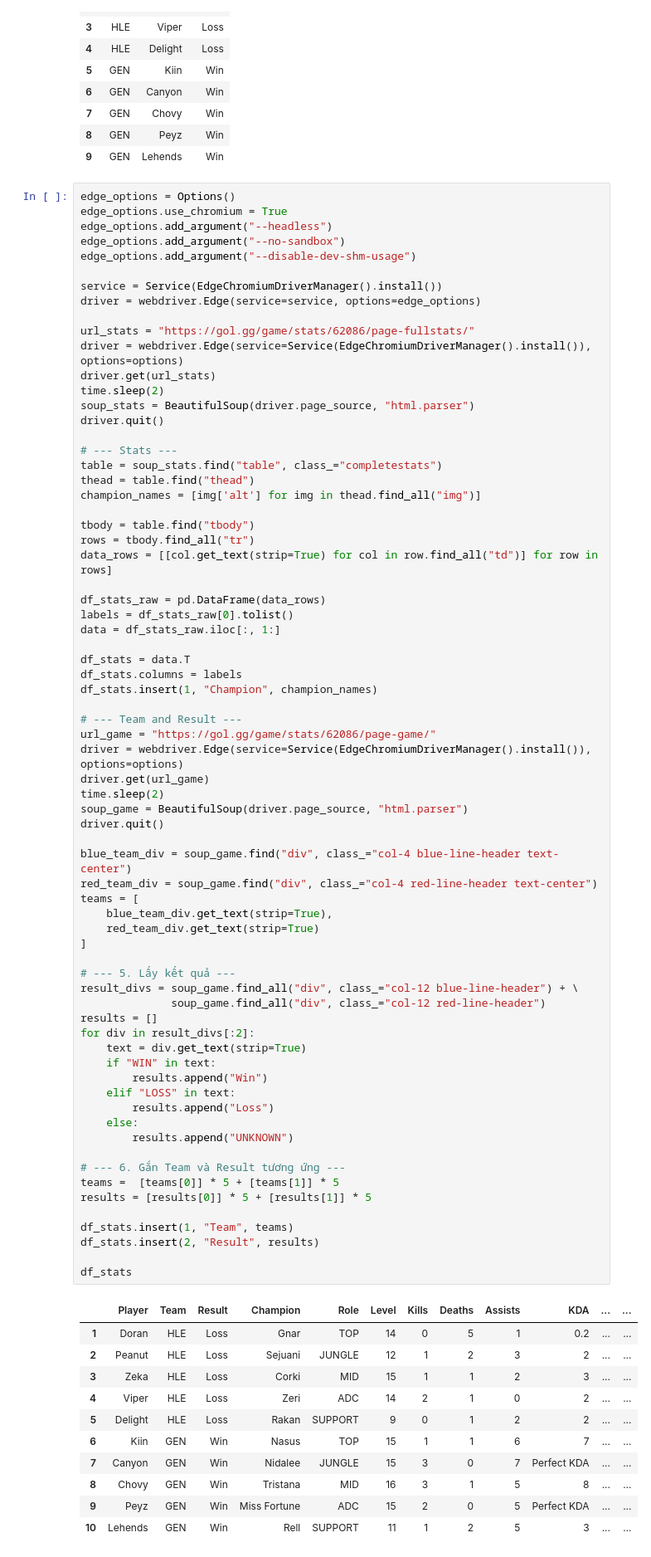
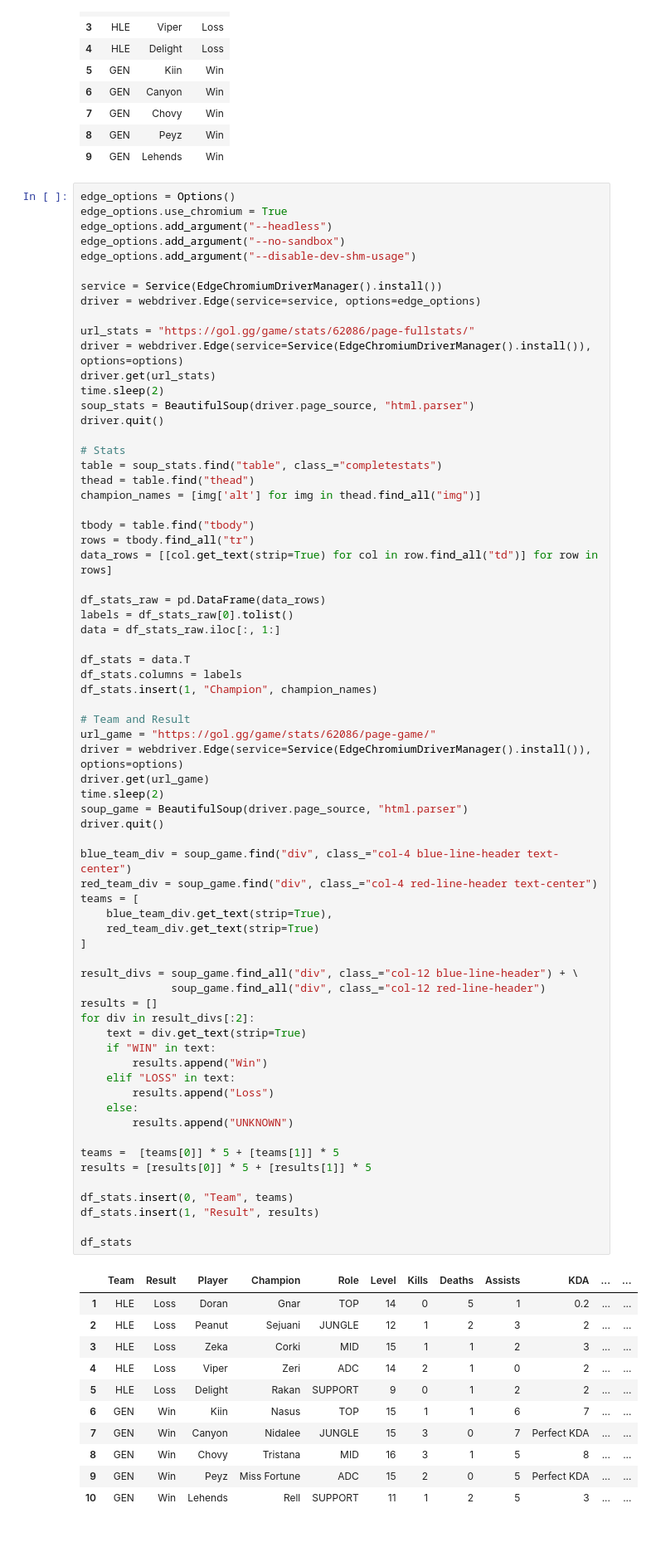
Before and after one commit to NguyenDung0210/LCK_Data_Analysis, a Jupyter notebook: crawl.ipynb, the cells around one changed output. Shown at 83% size. Saved outputs shown, nothing was run; the diff lists cells and outputs as text.

```diff
--- a/crawl.ipynb
+++ b/crawl.ipynb
@@ -451,7 +451,7 @@ time.sleep(2)
 soup_stats = BeautifulSoup(driver.page_source, "html.parser")
 driver.quit()
 
-# --- Stats ---
+# Stats
 table = soup_stats.find("table", class_="completestats")
 thead = table.find("thead")
 champion_names = [img['alt'] for img in thead.find_all("img")]
@@ -468,52 +468,50 @@ df_stats = data.T
 df_stats.columns = labels
 df_stats.insert(1, "Champion", champion_names)
 
-# --- Team and Result ---
+# Team and Result
 url_game = "https://gol.gg/game/stats/62086/page-game/"
 driver = webdriver.Edge(service=Service(EdgeChromiumDriverManager().install()), options=options)
 driver.get(url_game)
 time.sleep(2)
 soup_game = BeautifulSoup(driver.page_source, "html.parser")
 driver.quit()
 
 blue_team_div = soup_game.find("div", class_="col-4 blue-line-header text-center")
 red_team_div = soup_game.find("div", class_="col-4 red-line-header text-center")
 teams = [
     blue_team_div.get_text(strip=True),
     red_team_div.get_text(strip=True)
 ]
 
-# --- 5. Lấy kết quả ---
 result_divs = soup_game.find_all("div", class_="col-12 blue-line-header") + \
               soup_game.find_all("div", class_="col-12 red-line-header")
 results = []
 for div in result_divs[:2]:
     text = div.get_text(strip=True)
     if "WIN" in text:
         results.append("Win")
     elif "LOSS" in text:
         results.append("Loss")
     else:
         results.append("UNKNOWN")
 
-# --- 6. Gắn Team và Result tương ứng ---
 teams =  [teams[0]] * 5 + [teams[1]] * 5
 results = [results[0]] * 5 + [results[1]] * 5
 
-df_stats.insert(1, "Team", teams)
-df_stats.insert(2, "Result", results)
+df_stats.insert(0, "Team", teams)
+df_stats.insert(1, "Result", results)
 
 df_stats
 # %% [output]
-|  | Player | Team | Result | Champion | Role | Level | Kills | Deaths | Assists | KDA | ... | ... |
-| 1 | Doran | HLE | Loss | Gnar | TOP | 14 | 0 | 5 | 1 | 0.2 | ... | ... |
-| 2 | Peanut | HLE | Loss | Sejuani | JUNGLE | 12 | 1 | 2 | 3 | 2 | ... | ... |
-| 3 | Zeka | HLE | Loss | Corki | MID | 15 | 1 | 1 | 2 | 3 | ... | ... |
-| 4 | Viper | HLE | Loss | Zeri | ADC | 14 | 2 | 1 | 0 | 2 | ... | ... |
-| 5 | Delight | HLE | Loss | Rakan | SUPPORT | 9 | 0 | 1 | 2 | 2 | ... | ... |
-| 6 | Kiin | GEN | Win | Nasus | TOP | 15 | 1 | 1 | 6 | 7 | ... | ... |
-| 7 | Canyon | GEN | Win | Nidalee | JUNGLE | 15 | 3 | 0 | 7 | Perfect KDA | ... | ... |
-| 8 | Chovy | GEN | Win | Tristana | MID | 16 | 3 | 1 | 5 | 8 | ... | ... |
-| 9 | Peyz | GEN | Win | Miss Fortune | ADC | 15 | 2 | 0 | 5 | Perfect KDA | ... | ... |
-| 10 | Lehends | GEN | Win | Rell | SUPPORT | 11 | 1 | 2 | 5 | 3 | ... | ... |
+|  | Team | Result | Player | Champion | Role | Level | Kills | Deaths | Assists | KDA | ... | ... |
+| 1 | HLE | Loss | Doran | Gnar | TOP | 14 | 0 | 5 | 1 | 0.2 | ... | ... |
+| 2 | HLE | Loss | Peanut | Sejuani | JUNGLE | 12 | 1 | 2 | 3 | 2 | ... | ... |
+| 3 | HLE | Loss | Zeka | Corki | MID | 15 | 1 | 1 | 2 | 3 | ... | ... |
+| 4 | HLE | Loss | Viper | Zeri | ADC | 14 | 2 | 1 | 0 | 2 | ... | ... |
+| 5 | HLE | Loss | Delight | Rakan | SUPPORT | 9 | 0 | 1 | 2 | 2 | ... | ... |
+| 6 | GEN | Win | Kiin | Nasus | TOP | 15 | 1 | 1 | 6 | 7 | ... | ... |
+| 7 | GEN | Win | Canyon | Nidalee | JUNGLE | 15 | 3 | 0 | 7 | Perfect KDA | ... | ... |
+| 8 | GEN | Win | Chovy | Tristana | MID | 16 | 3 | 1 | 5 | 8 | ... | ... |
+| 9 | GEN | Win | Peyz | Miss Fortune | ADC | 15 | 2 | 0 | 5 | Perfect KDA | ... | ... |
+| 10 | GEN | Win | Lehends | Rell | SUPPORT | 11 | 1 | 2 | 5 | 3 | ... | ... |
 10 rows × 59 columns
```
